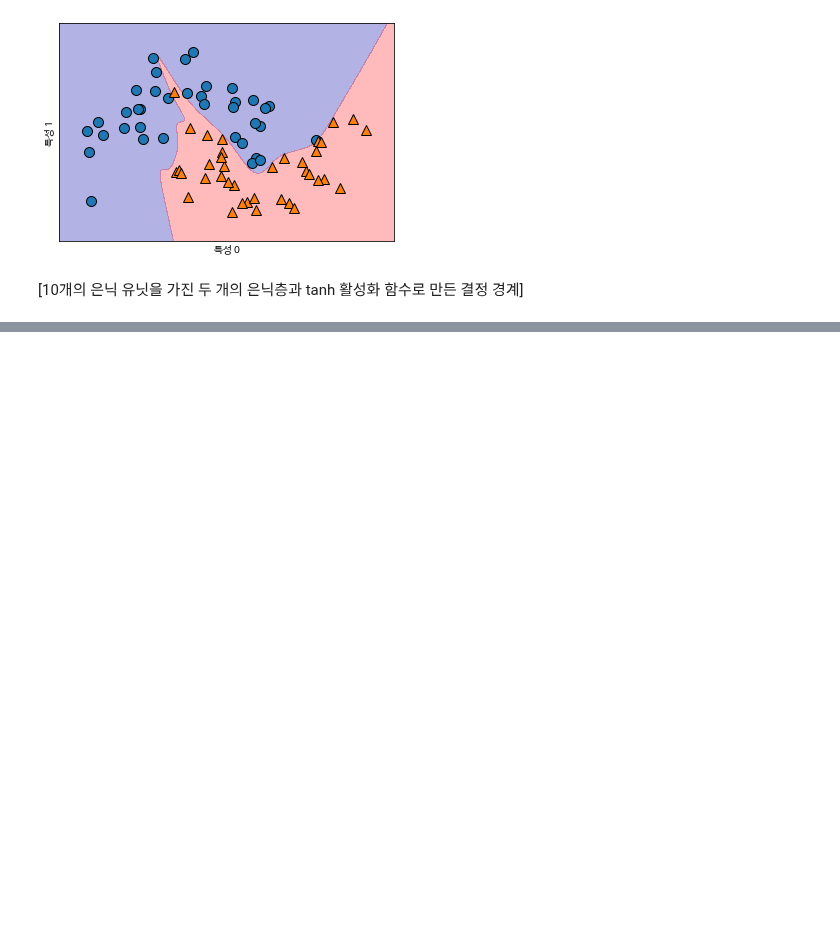
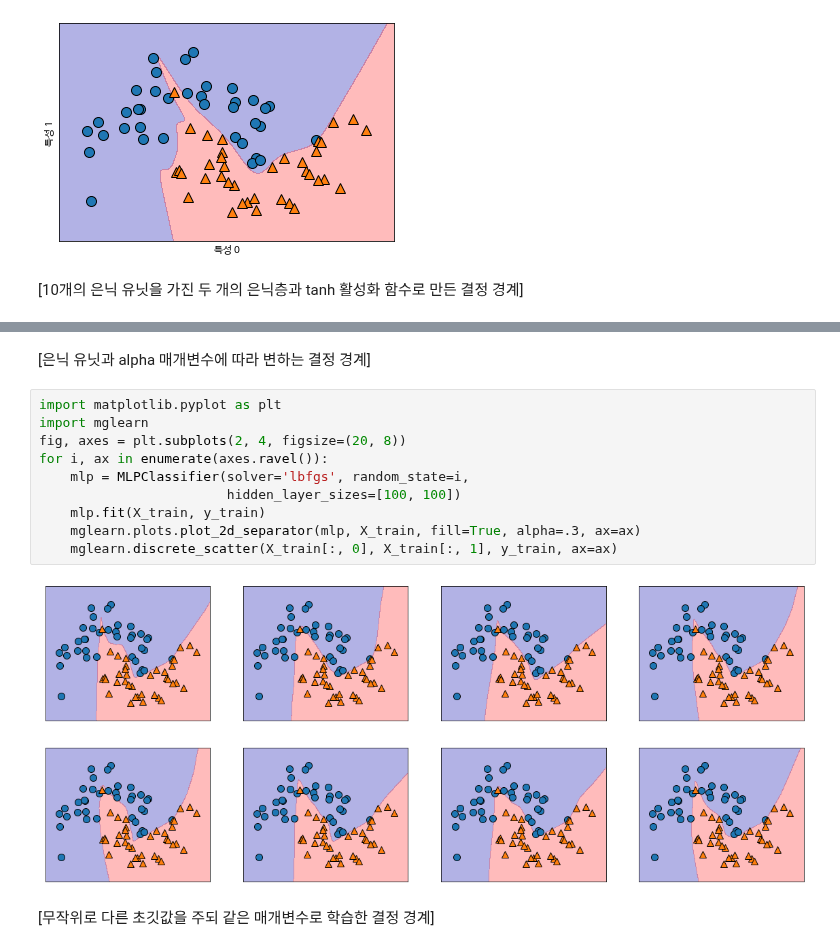
Before and after one commit to junes7/python_machine_learning, a Jupyter notebook: Neural Network(Deep Learning).ipynb, the cells around one changed output, grey strips where cells are left out. Drawn from its saved outputs; the diff is of its cells as text; blank space fills up the shorter version.

Commit message:
study how to plot decision boundaries randomly give different initial values but which trained with the same parameters

```diff
--- a/Neural Network(Deep Learning).ipynb
+++ b/Neural Network(Deep Learning).ipynb
@@ -112,0 +126,16 @@ for axx, n_hidden_nodes in zip(axes, [10, 100]):
+# %% [markdown]
+[은닉 유닛과 alpha 매개변수에 따라 변하는 결정 경계]
+# %%
+import matplotlib.pyplot as plt
+import mglearn
+fig, axes = plt.subplots(2, 4, figsize=(20, 8))
+for i, ax in enumerate(axes.ravel()):
+    mlp = MLPClassifier(solver='lbfgs', random_state=i,
+                        hidden_layer_sizes=[100, 100])
+    mlp.fit(X_train, y_train)
+    mglearn.plots.plot_2d_separator(mlp, X_train, fill=True, alpha=.3, ax=ax)
+    mglearn.discrete_scatter(X_train[:, 0], X_train[:, 1], y_train, ax=ax)
+# %% [output]
+[figure, added]
+# %% [markdown]
+[무작위로 다른 초깃값을 주되 같은 매개변수로 학습한 결정 경계]
```
Also changed, not shown: parts of 2 cells of this notebook.
